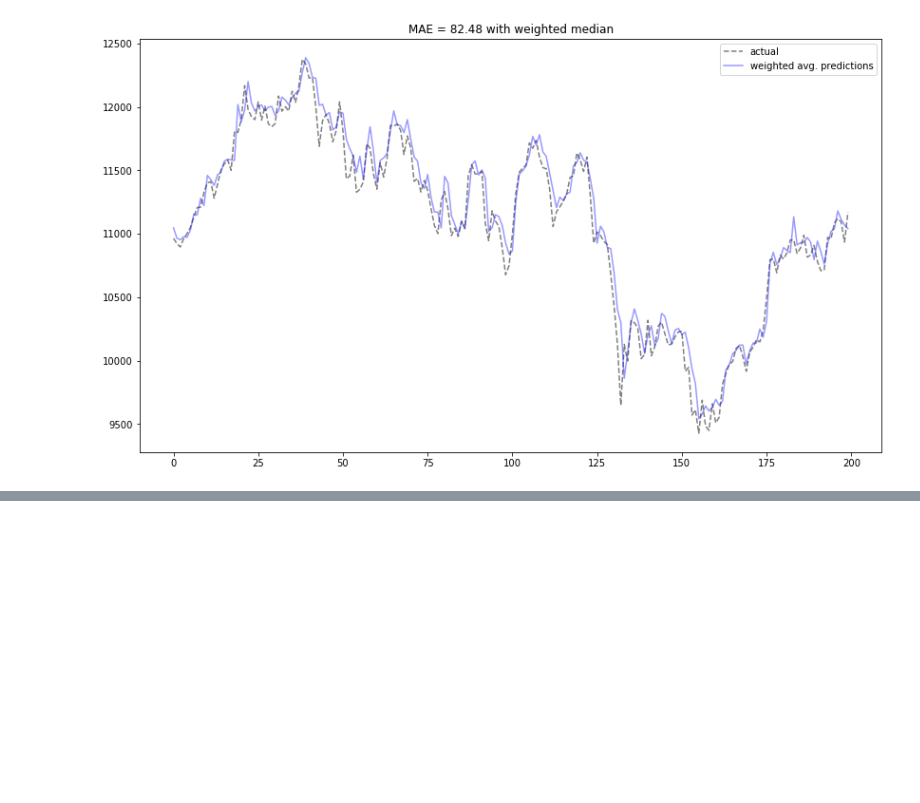
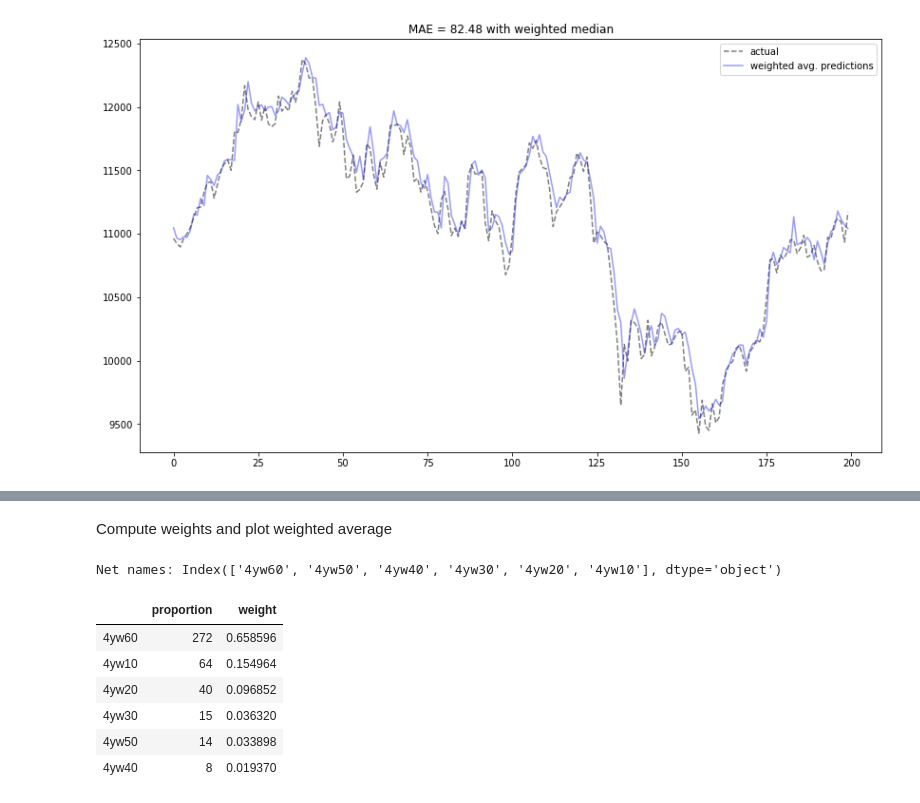
Before and after one commit to renero/trader, a Jupyter notebook: resources/ensemble predictions.ipynb, the cells around one changed output, grey strips where cells are left out. Saved outputs shown, nothing was run; the diff lists cells and outputs as text; code cells hidden in the pictures; blank space fills up the shorter version.

```diff
--- a/resources/ensemble predictions.ipynb
+++ b/resources/ensemble predictions.ipynb
@@ -165,0 +200,18 @@ plt.show()
+# %% [markdown]
+Compute weights and plot weighted average
+# %%
+net_names = preds6.columns[2:num_preds+1]
+print('Net names: {}'.format(net_names))
+proportions = preds6.winner.value_counts()
+weights = pd.DataFrame({'proportion': proportions, 'weight': pd.Series(index=proportions.index)})
+weights.weight = weights.proportion / weights.proportion.sum()
+weights
+# %% [output]
+Net names: Index(['4yw60', '4yw50', '4yw40', '4yw30', '4yw20', '4yw10'], dtype='object')
+|  | proportion | weight |
+| 4yw60 | 272 | 0.658596 |
+| 4yw10 | 64 | 0.154964 |
+| 4yw20 | 40 | 0.096852 |
+| 4yw30 | 15 | 0.036320 |
+| 4yw50 | 14 | 0.033898 |
+| 4yw40 | 8 | 0.019370 |
```
Also changed, not shown: parts of 6 cells of this notebook.
